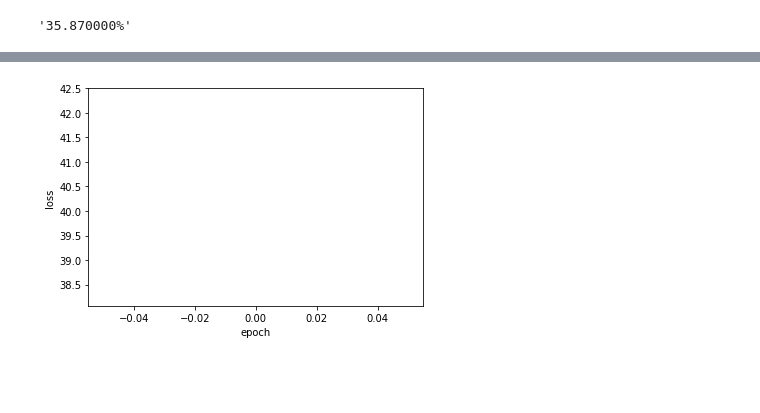
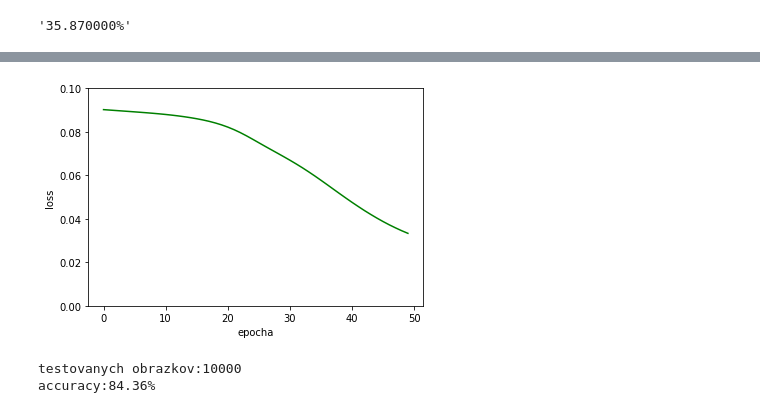
Before and after one commit to livi83/MNIST, a Jupyter notebook: projekt.ipynb, the cells around one changed output, grey strips where cells are left out. Drawn from its saved outputs; the diff is of its cells as text; code cells hidden in the pictures; blank space fills up the shorter version.

```diff
--- a/projekt.ipynb
+++ b/projekt.ipynb
@@ -366,7 +383,18 @@ def train_model(model, epochs=15, lr=0.0035, momentum=0.7):
             print("Epoch {} - training loss: {}".format(
                 epoch, _loss/len(trainloader)))
     return model, losses
+# %%
+def plot_loss(losses):
+        fig = plt.figure()
+        plt.plot(losses,color="g")
+
+        plt.ylim(bottom=0,top=0.1)
+        plt.xlabel("epocha")
+        plt.ylabel("loss")
+        plt.show()
+        return fig
 # %%
 model = DigiNet()
-model,losses=train_model(model, epochs=50, lr=0.0035,momentum=0.7)
+model,losses=train_model(model, epochs=50, lr=0.001,momentum=0.7)
+fig = plot_loss(losses)
 # %% [output]
@@ -389,0 +418 @@ Epoch 49 - training loss: 0.01334098165336403
+[figure, added]
@@ -400,4 +418,0 @@ def plot_loss(losses):
-# %%
-fig = plot_loss(losses)
-# %% [output]
-[figure, removed]
@@ -404,2 +438,9 @@ fig = plot_loss(losses)
+# %%
+total, accuracy, wp = validate(model,testset)
+print("testovanych obrazkov:{}".format(total))
+print("accuracy:{:.2%}".format(accuracy))
+# %% [output]
+testovanych obrazkov:10000
+accuracy:84.36%
 # %%
 model = DigiNet()
```
Also changed, not shown: parts of 23 cells of this notebook.
